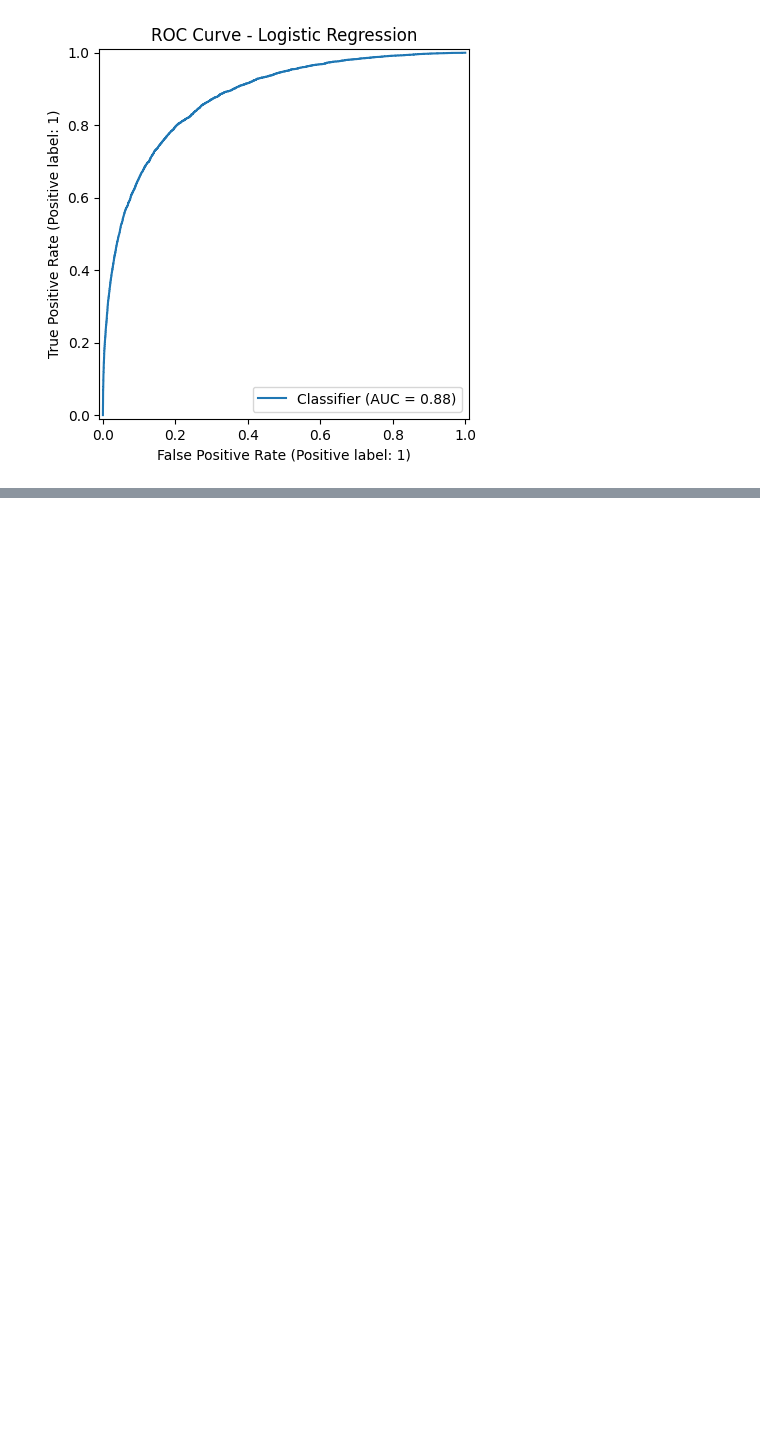
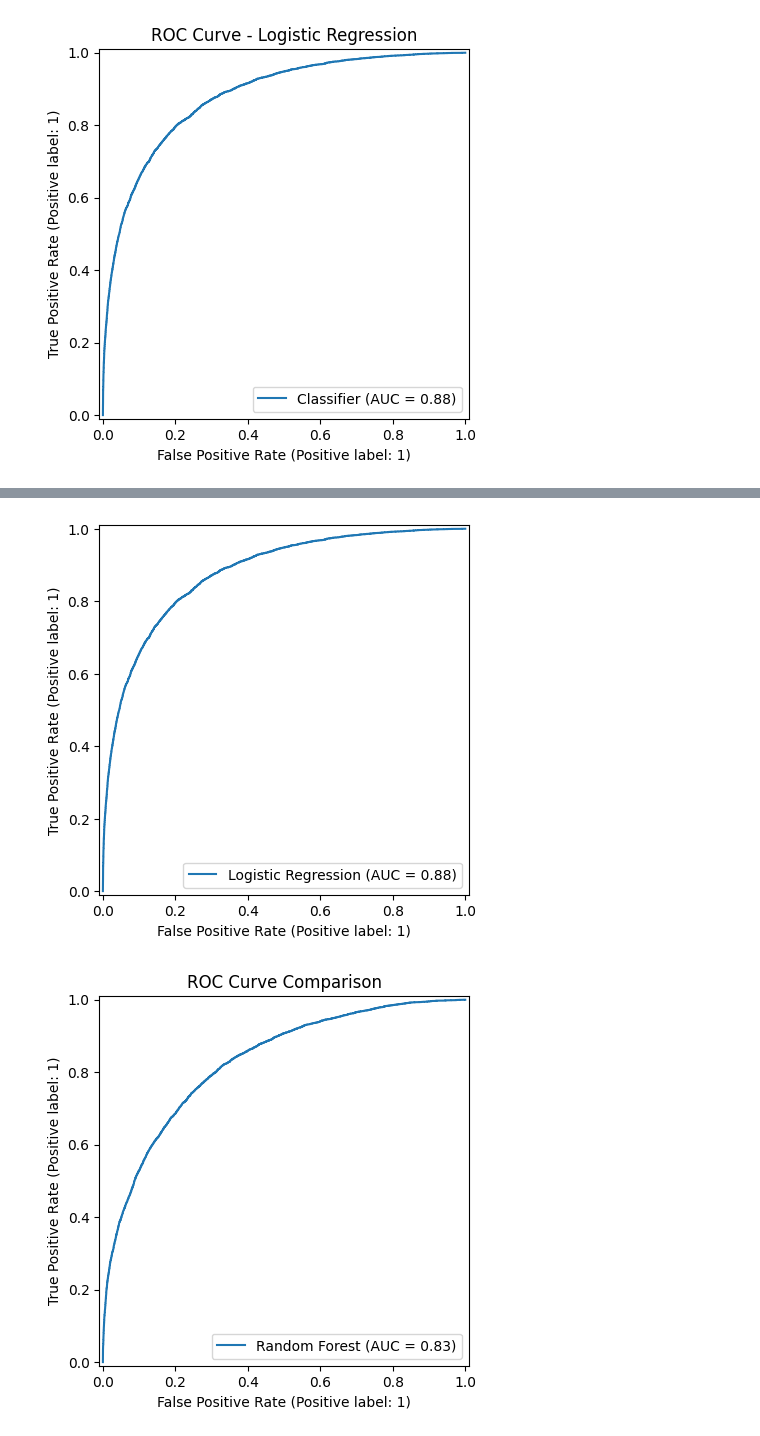
Before and after one commit to SirApollyon/weather-forecast-project, a Jupyter notebook: notebooks/weather_prediction.ipynb, the cells around one changed output, grey strips where cells are left out. Cells and saved outputs as stored; diff of their text form; code cells hidden in the pictures; blank space fills up the shorter version.

```diff
--- a/notebooks/weather_prediction.ipynb
+++ b/notebooks/weather_prediction.ipynb
@@ -320,0 +396,8 @@ plt.show()
+# %%
+RocCurveDisplay.from_predictions(y_test, y_proba, name="Logistic Regression")
+RocCurveDisplay.from_predictions(y_test, y_proba_rf, name="Random Forest")
+plt.title("ROC Curve Comparison")
+plt.show()
+# %% [output]
+[figure, added]
+[figure, added]
```
Also changed, not shown: parts of 12 cells of this notebook.
